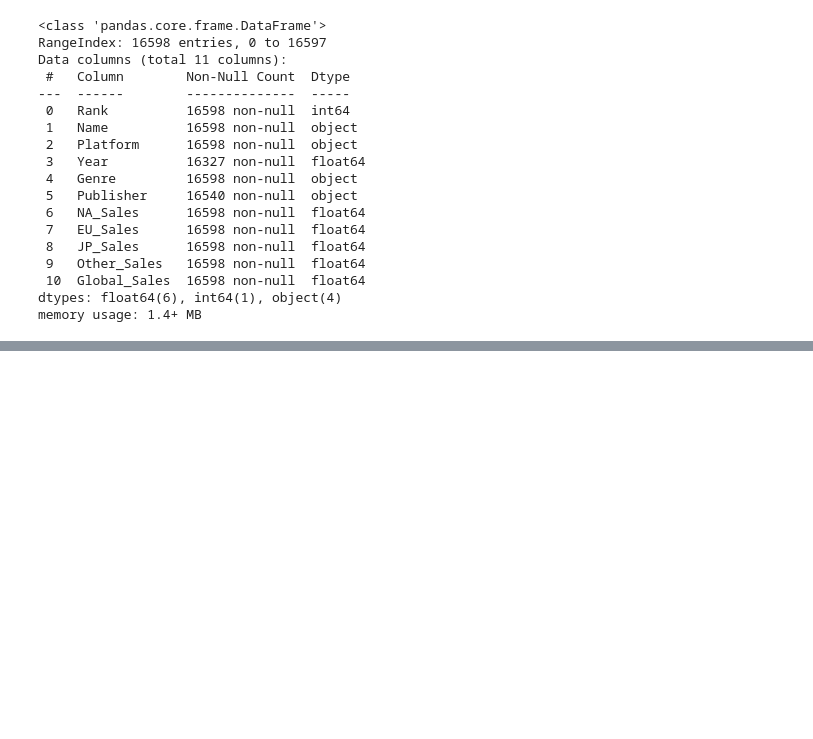
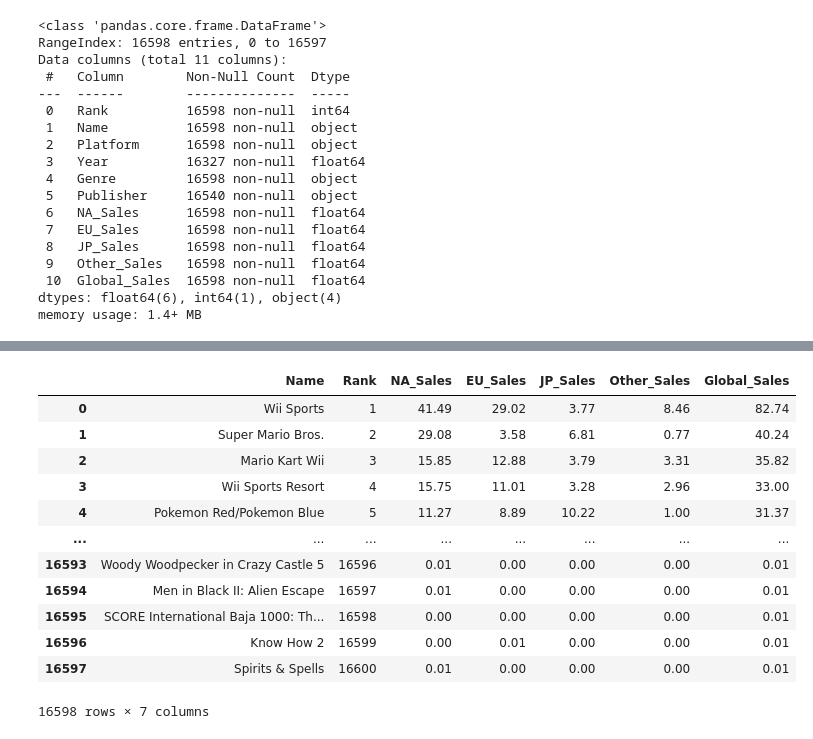
Before and after one commit to ebimoosa/smu_project_2_group_2, a Jupyter notebook: Kaggle CSV Extraction.ipynb, the cells around one changed output, grey strips where cells are left out. Drawn from its saved outputs; the diff is of its cells as text; code cells hidden in the pictures; blank space fills up the shorter version.

```diff
--- a/Kaggle CSV Extraction.ipynb
+++ b/Kaggle CSV Extraction.ipynb
@@ -127,0 +133,19 @@ sega_only_df
+# %%
+cols = [1,0,6,7,8,9,10]
+
+vg_game_csv = vg_sales_df[vg_sales_df.columns[cols]]
+vg_game_csv
+# %% [output]
+|  | Name | Rank | NA_Sales | EU_Sales | JP_Sales | Other_Sales | Global_Sales |
+| 0 | Wii Sports | 1 | 41.49 | 29.02 | 3.77 | 8.46 | 82.74 |
+| 1 | Super Mario Bros. | 2 | 29.08 | 3.58 | 6.81 | 0.77 | 40.24 |
+| 2 | Mario Kart Wii | 3 | 15.85 | 12.88 | 3.79 | 3.31 | 35.82 |
+| 3 | Wii Sports Resort | 4 | 15.75 | 11.01 | 3.28 | 2.96 | 33.00 |
+| 4 | Pokemon Red/Pokemon Blue | 5 | 11.27 | 8.89 | 10.22 | 1.00 | 31.37 |
+| ... | ... | ... | ... | ... | ... | ... | ... |
+| 16593 | Woody Woodpecker in Crazy Castle 5 | 16596 | 0.01 | 0.00 | 0.00 | 0.00 | 0.01 |
+| 16594 | Men in Black II: Alien Escape | 16597 | 0.01 | 0.00 | 0.00 | 0.00 | 0.01 |
+| 16595 | SCORE International Baja 1000: Th... | 16598 | 0.00 | 0.00 | 0.00 | 0.00 | 0.01 |
+| 16596 | Know How 2 | 16599 | 0.00 | 0.01 | 0.00 | 0.00 | 0.01 |
+| 16597 | Spirits & Spells | 16600 | 0.01 | 0.00 | 0.00 | 0.00 | 0.01 |
+16598 rows × 7 columns
```
Also changed, not shown: parts of 17 cells of this notebook.
